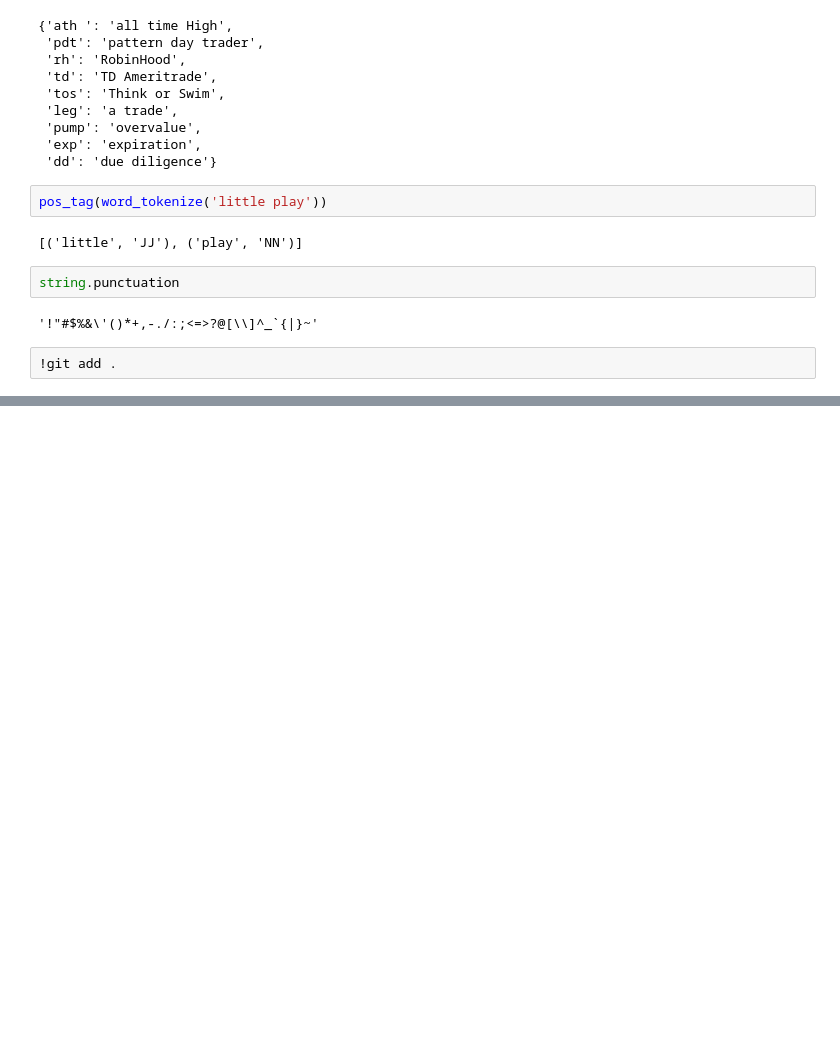
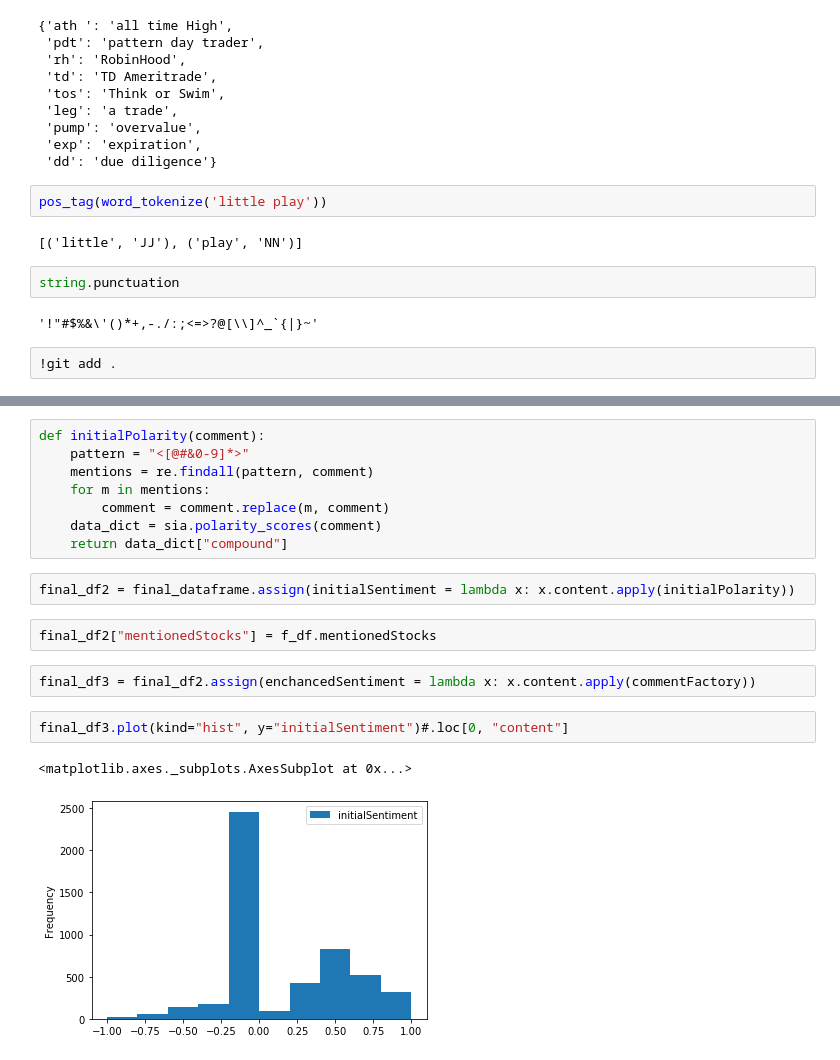
Before and after one commit to dgustave/Retail-Sentiment, a Jupyter notebook: NLP/CommentProcessFlow.ipynb, the cells around one changed output, grey strips where cells are left out. Saved outputs shown, nothing was run; the diff lists cells and outputs as text; blank space fills up the shorter version.

```diff
--- a/NLP/CommentProcessFlow.ipynb
+++ b/NLP/CommentProcessFlow.ipynb
@@ -972,0 +946,19 @@ c982059 Initial commit
+# %%
+def initialPolarity(comment):
+    pattern = "<[@#&0-9]*>"
+    mentions = re.findall(pattern, comment)
+    for m in mentions:
+        comment = comment.replace(m, comment)
+    data_dict = sia.polarity_scores(comment)
+    return data_dict["compound"]
+# %%
+final_df2 = final_dataframe.assign(initialSentiment = lambda x: x.content.apply(initialPolarity))
+# %%
+final_df2["mentionedStocks"] = f_df.mentionedStocks
+# %%
+final_df3 = final_df2.assign(enchancedSentiment = lambda x: x.content.apply(commentFactory))
+# %%
+final_df3.plot(kind="hist", y="initialSentiment")#.loc[0, "content"]
+# %% [output]
+<matplotlib.axes._subplots.AxesSubplot at 0x...>
+[figure, added]
```
Also changed, not shown: parts of 11 cells of this notebook.
